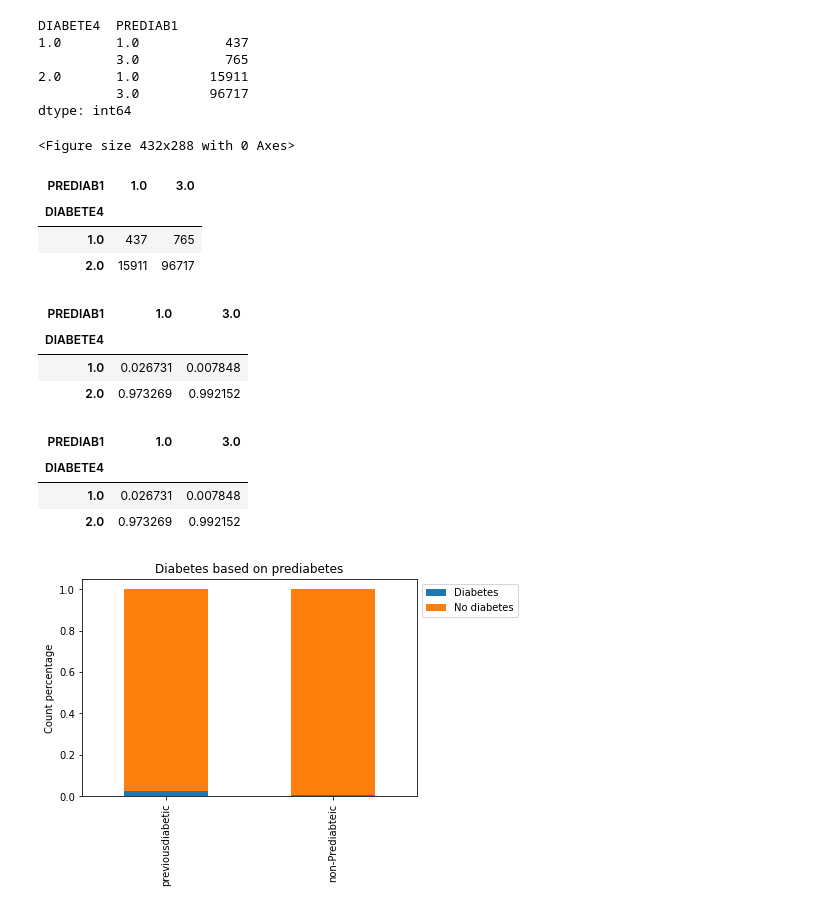
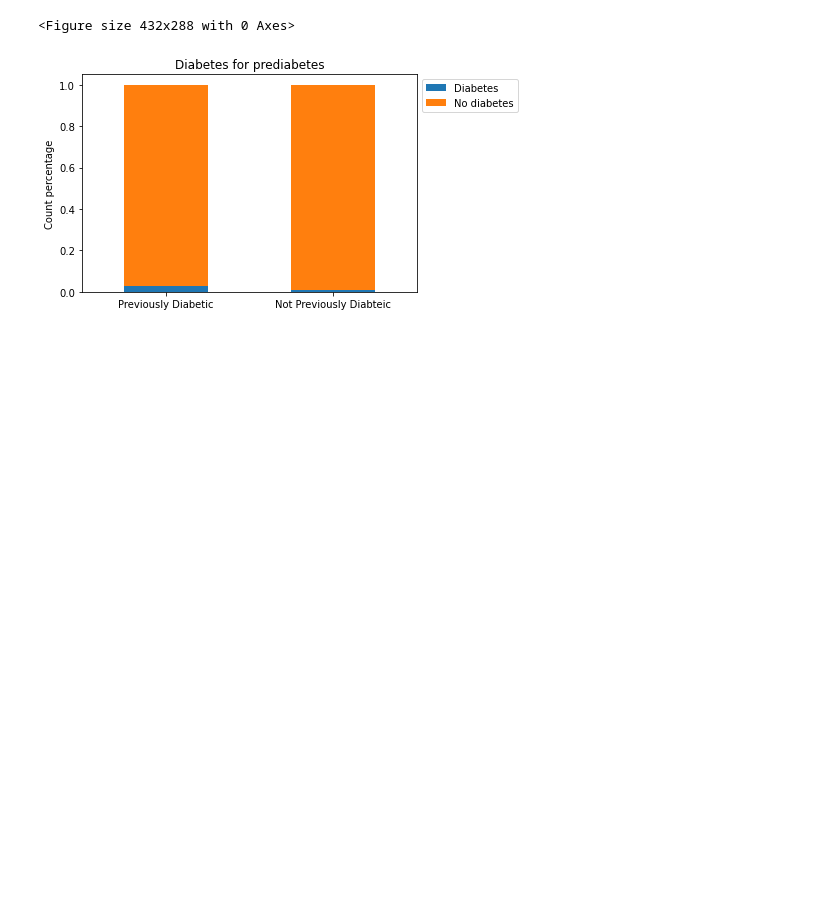
Before and after one commit to Sheryansh96/255Project, a Jupyter notebook: Preprocessing_diabetes.ipynb, the cells around one changed output. Drawn from its saved outputs; the diff is of its cells as text; code cells hidden in the pictures; blank space fills up the shorter version.

```diff
--- a/Preprocessing_diabetes.ipynb
+++ b/Preprocessing_diabetes.ipynb
@@ -282,3 +219,0 @@ F1 score for decision tree is- 95.7099776458131 %
-# %%
-data = pd.read_csv('2022.csv')
-data.head(10)
@@ -298,2 +224,3 @@ data.head(10)
 # %%
-dataframe5=pd.DataFrame(data)
+data1=data.copy()
+dataframe3=pd.DataFrame(data1)
@@ -343,61 +251,29 @@ plt.show()
 # %%
-#replcing outcomes yes pregant with yes, no previousdiabetic to no and dont know and refused values to NAN
-data['DIABETE4'].replace(2,1,inplace=True)
-data['DIABETE4'].replace(4,2,inplace=True)
-data['DIABETE4'].replace(3,2,inplace=True)
-data['DIABETE4'].replace(7,np.nan,inplace=True)
-data['DIABETE4'].replace(9,np.nan,inplace=True)
-data['PREDIAB1'].replace(2,1,inplace=True)
-data['PREDIAB1'].replace(7,np.nan,inplace=True)
-data['PREDIAB1'].replace(9,np.nan,inplace=True)
+data1['PREDIAB1'].replace(2,1,inplace=True)
+data1['PREDIAB1'].replace(7,np.nan,inplace=True)
+data1['PREDIAB1'].replace(9,np.nan,inplace=True)
+data1['DIABETE4'].replace(2,1,inplace=True)
+data1['DIABETE4'].replace(4,2,inplace=True)
+data1['DIABETE4'].replace(3,2,inplace=True)
+data1['DIABETE4'].replace(7,np.nan,inplace=True)
+data1['DIABETE4'].replace(9,np.nan,inplace=True)
 # %%
 plt.figure()
-dataframe1 = data.groupby(['DIABETE4','PREDIAB1']).size()
-dataframe1
+dataframe4 = data1.groupby(['DIABETE4','PREDIAB1']).size()
+previousdiabetic=dataframe4.unstack()
+previousdiabpercent= previousdiabetic.div(previousdiabetic.sum())
 # %% [output]
-DIABETE4  PREDIAB1
-1.0       1.0           437
-          3.0           765
-2.0       1.0         15911
-          3.0         96717
-dtype: int64
+<Figure size 432x288 with 0 Axes>
-<Figure size 432x288 with 0 Axes>
-# %%
-previousdiabetic=dataframe1.unstack()
-previousdiabetic
-# %% [output]
-| PREDIAB1 | 1.0 | 3.0 |
-| DIABETE4 |  |  |
-| 1.0 | 437 | 765 |
-| 2.0 | 15911 | 96717 |
-# %%
-previousdiabpercent= previousdiabetic.div(previousdiabetic.sum())
-previousdiabpercent
-# %% [output]
-| PREDIAB1 | 1.0 | 3.0 |
-| DIABETE4 |  |  |
-| 1.0 | 0.026731 | 0.007848 |
-| 2.0 | 0.973269 | 0.992152 |
-# %%
-previousdiabpercent= previousdiabetic.div(previousdiabetic.sum())
-previousdiabpercent
-# %% [output]
-| PREDIAB1 | 1.0 | 3.0 |
-| DIABETE4 |  |  |
-| 1.0 | 0.026731 | 0.007848 |
-| 2.0 | 0.973269 | 0.992152 |
 # %%
-#plotting to see relationship between people who are diabetic and people who are previously diabetic
-
 predictionp=previousdiabpercent.transpose()
 predictionp
-predictionp.plot(kind='bar',stacked=True).legend(["Diabetes", "No diabetes"], loc='upper left', bbox_to_anchor=(1,1), ncol=1)
+ax2 =predictionp.plot(kind='bar',stacked=True).legend(["Diabetes", "No diabetes"], bbox_to_anchor=(1,1), ncol=1)
 positions = (0, 1)
-labels = ("previousdiabetic", "non-Prediabteic")
-plt.xticks(positions, labels)
+labels = ("Previously Diabetic", "Not Previously Diabteic")
+plt.xticks(positions, labels,rotation ='horizontal')
 plt.ylabel('Count percentage')
 plt.xlabel('')
-plt.title("Diabetes based on prediabetes")
+plt.title("Diabetes for prediabetes")
 plt.show()
 # %% [output]
-[figure, old version]
+[figure, new version]
```
Also changed, not shown: parts of 45 cells of this notebook.
